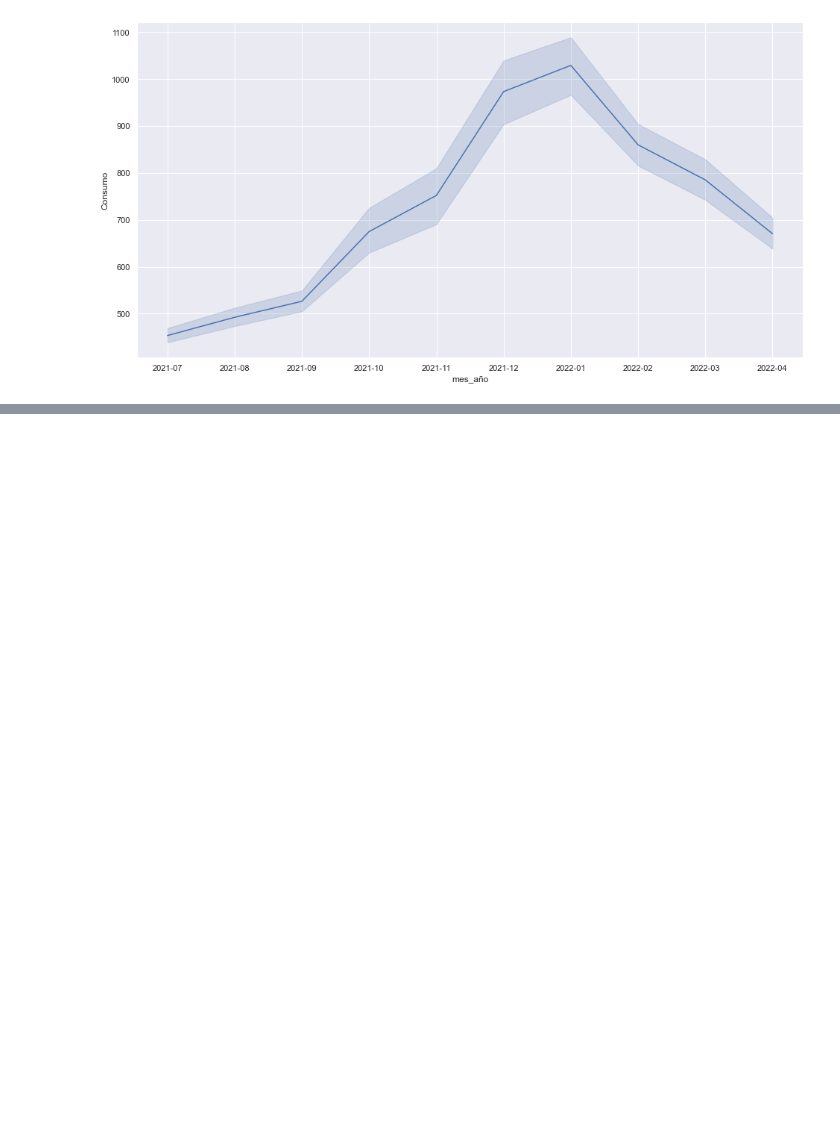
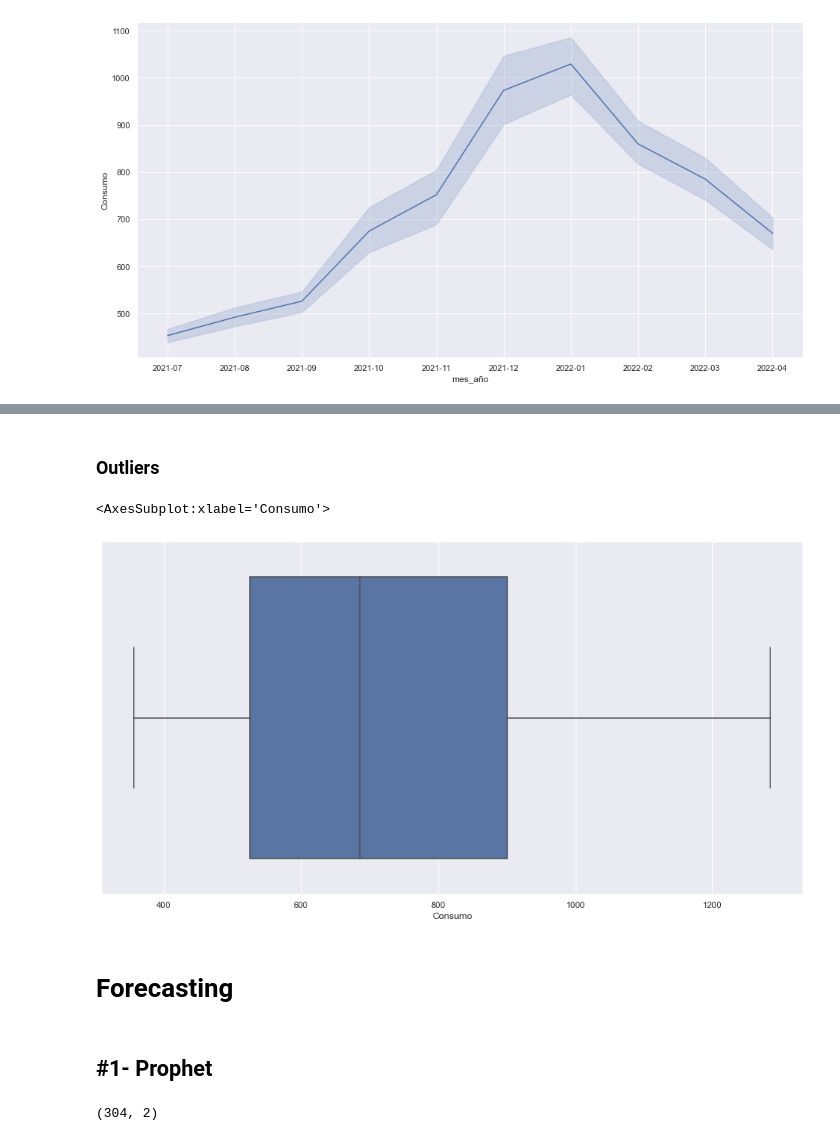
Before and after one commit to ISPCGrupo3/Regresion, a Jupyter notebook: cross_validation_forecast/Check_datasets.ipynb, the cells around one changed output, grey strips where cells are left out. Cells and saved outputs as stored; diff of their text form; code cells hidden in the pictures; blank space fills up the shorter version.

Commit message:
Forecast con prophet

```diff
--- a/cross_validation_forecast/Check_datasets.ipynb
+++ b/cross_validation_forecast/Check_datasets.ipynb
@@ -100,0 +207,11 @@ sns.lineplot(x="mes_año", y="Consumo",
+# %% [markdown]
+### Outliers
+# %%
+sns.boxplot(df_datos_diarios_completa['Consumo'])
+# %% [output]
+<AxesSubplot:xlabel='Consumo'>
+[figure, added]
+# %% [markdown]
+# Forecasting
+# %% [markdown]
+## #1- Prophet
@@ -100,0 +226,7 @@ sns.lineplot(x="mes_año", y="Consumo",
+# %%
+# create timeseries readable by fbprophet
+ts = pd.DataFrame({'ds':df_datos_diarios_completa.index,'y':df_datos_diarios_completa.Consumo})
+ts.head()
+print(ts.shape)
+# %% [output]
+(304, 2)
```
Also changed, not shown: parts of 29 cells of this notebook, 2 other files.
